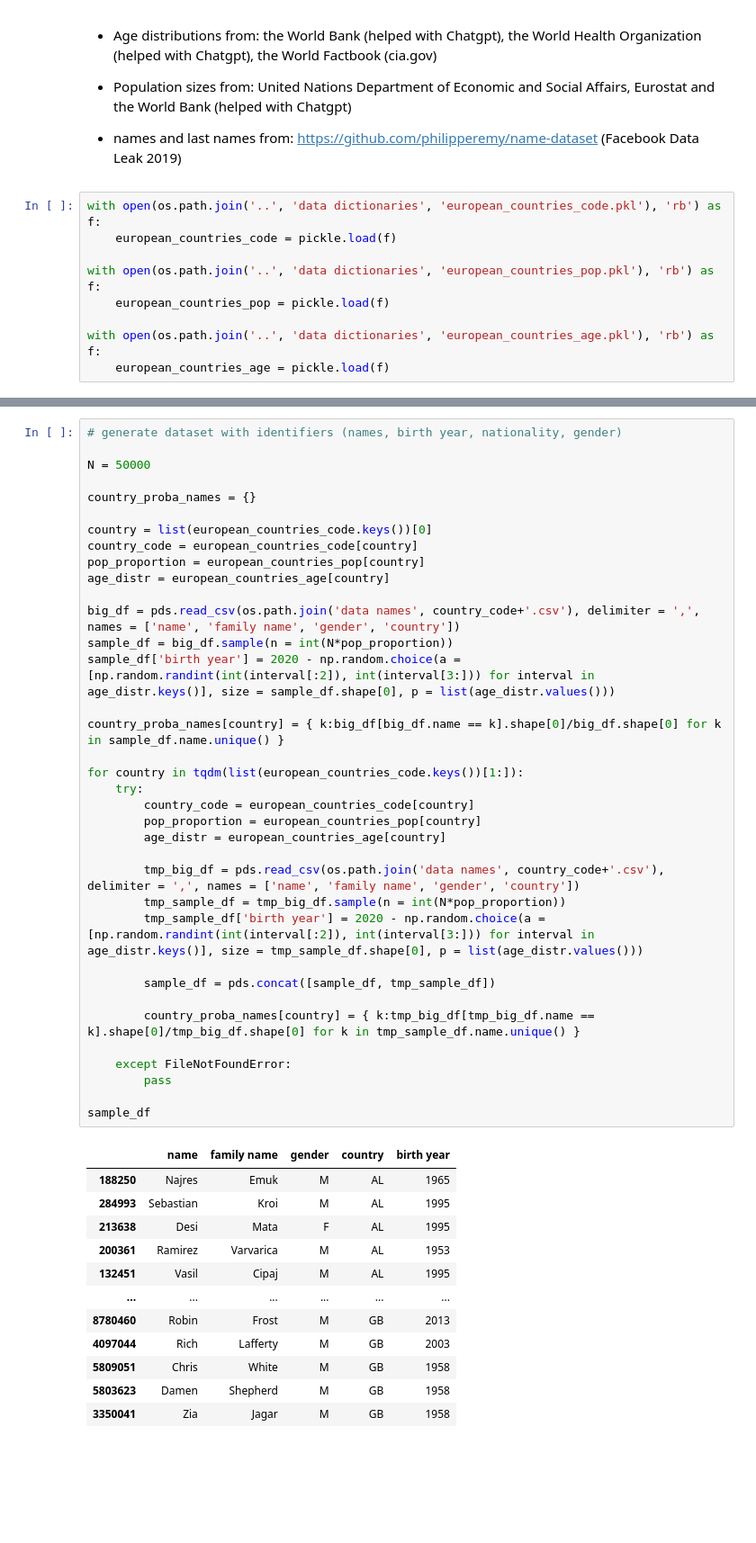
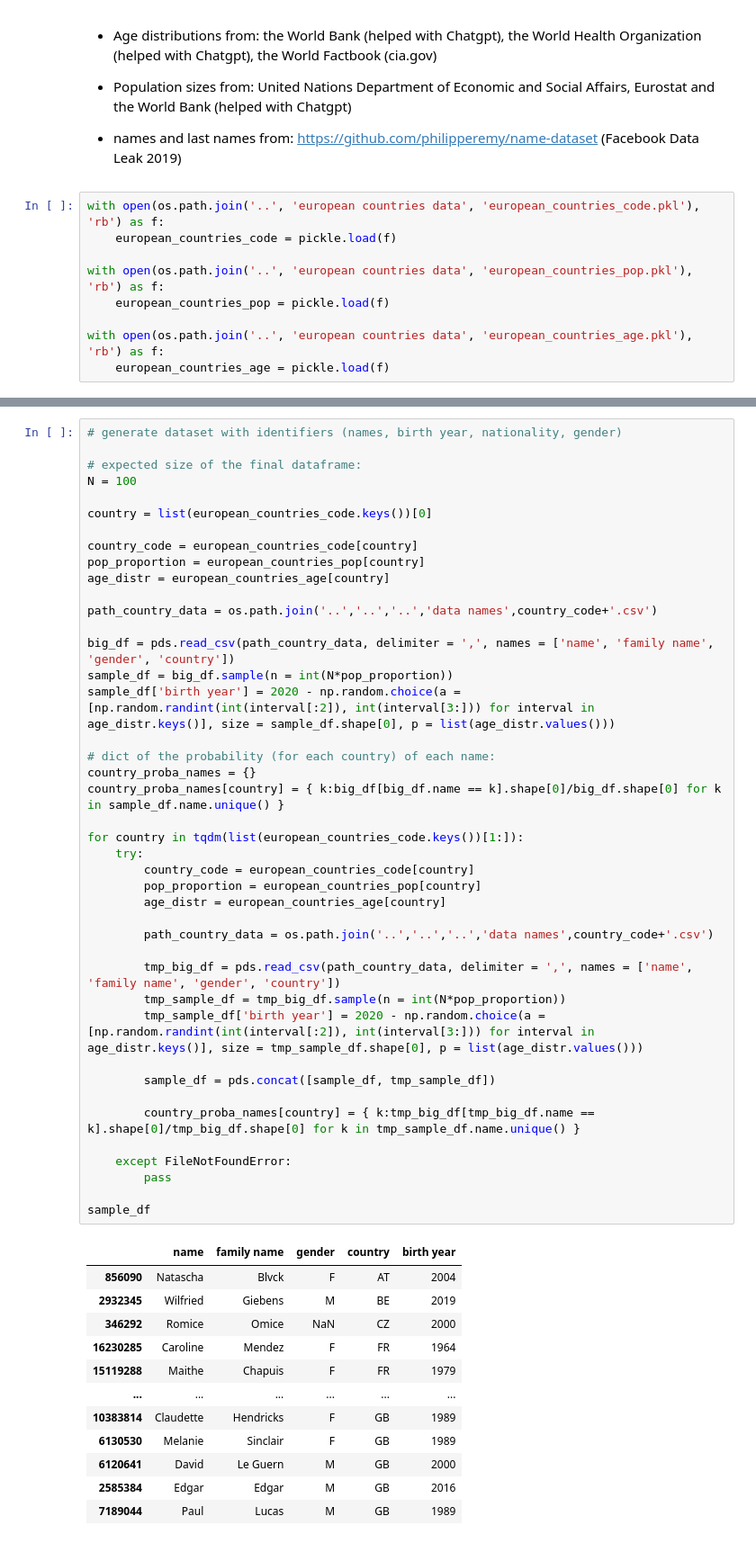
Before and after one commit to robachowyk/PhD-research, a Jupyter notebook: simulate data/python/generate identifiers.ipynb, the cells around one changed output, grey strips where cells are left out. Shown at 90% size. Cells and saved outputs as stored; diff of their text form; blank space fills up the shorter version.

```diff
--- a/simulate data/python/generate identifiers.ipynb
+++ b/simulate data/python/generate identifiers.ipynb
@@ -17,11 +21,11 @@ Sources:
 
 - names and last names from: https://github.com/philipperemy/name-dataset (Facebook Data Leak 2019)
 # %%
-with open(os.path.join('..', 'data dictionaries', 'european_countries_code.pkl'), 'rb') as f:
+with open(os.path.join('..', 'european countries data', 'european_countries_code.pkl'), 'rb') as f:
     european_countries_code = pickle.load(f)
 
-with open(os.path.join('..', 'data dictionaries', 'european_countries_pop.pkl'), 'rb') as f:
+with open(os.path.join('..', 'european countries data', 'european_countries_pop.pkl'), 'rb') as f:
     european_countries_pop = pickle.load(f)
 
-with open(os.path.join('..', 'data dictionaries', 'european_countries_age.pkl'), 'rb') as f:
+with open(os.path.join('..', 'european countries data', 'european_countries_age.pkl'), 'rb') as f:
     european_countries_age = pickle.load(f)
@@ -28,49 +40,55 @@ with open(os.path.join('..', 'data dictionaries', 'european_countries_age.pkl'),
 # %%
 # generate dataset with identifiers (names, birth year, nationality, gender)
 
-N = 50000
-
-country_proba_names = {}
+# expected size of the final dataframe:
+N = 100
 
 country = list(european_countries_code.keys())[0]
+
 country_code = european_countries_code[country]
 pop_proportion = european_countries_pop[country]
 age_distr = european_countries_age[country]
 
-big_df = pds.read_csv(os.path.join('data names', country_code+'.csv'), delimiter = ',', names = ['name', 'family name', 'gender', 'country'])
+path_country_data = os.path.join('..','..','..','data names',country_code+'.csv')
+
+big_df = pds.read_csv(path_country_data, delimiter = ',', names = ['name', 'family name', 'gender', 'country'])
 sample_df = big_df.sample(n = int(N*pop_proportion))
 sample_df['birth year'] = 2020 - np.random.choice(a = [np.random.randint(int(interval[:2]), int(interval[3:])) for interval in age_distr.keys()], size = sample_df.shape[0], p = list(age_distr.values()))
 
+# dict of the probability (for each country) of each name:
+country_proba_names = {}
 country_proba_names[country] = { k:big_df[big_df.name == k].shape[0]/big_df.shape[0] for k in sample_df.name.unique() }
 
 for country in tqdm(list(european_countries_code.keys())[1:]):
     try:
         country_code = european_countries_code[country]
         pop_proportion = european_countries_pop[country]
         age_distr = european_countries_age[country]
 
-        tmp_big_df = pds.read_csv(os.path.join('data names', country_code+'.csv'), delimiter = ',', names = ['name', 'family name', 'gender', 'country'])
+        path_country_data = os.path.join('..','..','..','data names',country_code+'.csv')
+
+        tmp_big_df = pds.read_csv(path_country_data, delimiter = ',', names = ['name', 'family name', 'gender', 'country'])
         tmp_sample_df = tmp_big_df.sample(n = int(N*pop_proportion))
         tmp_sample_df['birth year'] = 2020 - np.random.choice(a = [np.random.randint(int(interval[:2]), int(interval[3:])) for interval in age_distr.keys()], size = tmp_sample_df.shape[0], p = list(age_distr.values()))
 
         sample_df = pds.concat([sample_df, tmp_sample_df])
 
         country_proba_names[country] = { k:tmp_big_df[tmp_big_df.name == k].shape[0]/tmp_big_df.shape[0] for k in tmp_sample_df.name.unique() }
 
     except FileNotFoundError:
         pass
 
 sample_df
 # %% [output]
 |  | name | family name | gender | country | birth year |
-| 188250 | Najres | Emuk | M | AL | 1965 |
-| 284993 | Sebastian | Kroi | M | AL | 1995 |
-| 213638 | Desi | Mata | F | AL | 1995 |
-| 200361 | Ramirez | Varvarica | M | AL | 1953 |
-| 132451 | Vasil | Cipaj | M | AL | 1995 |
+| 856090 | Natascha | Blvck | F | AT | 2004 |
+| 2932345 | Wilfried | Giebens | M | BE | 2019 |
+| 346292 | Romice | Omice | NaN | CZ | 2000 |
+| 16230285 | Caroline | Mendez | F | FR | 1964 |
+| 15119288 | Maithe | Chapuis | F | FR | 1979 |
 | ... | ... | ... | ... | ... | ... |
-| 8780460 | Robin | Frost | M | GB | 2013 |
-| 4097044 | Rich | Lafferty | M | GB | 2003 |
-| 5809051 | Chris | White | M | GB | 1958 |
-| 5803623 | Damen | Shepherd | M | GB | 1958 |
-| 3350041 | Zia | Jagar | M | GB | 1958 |
+| 10383814 | Claudette | Hendricks | F | GB | 1989 |
+| 6130530 | Melanie | Sinclair | F | GB | 1989 |
+| 6120641 | David | Le Guern | M | GB | 2000 |
+| 2585384 | Edgar | Edgar | M | GB | 2016 |
+| 7189044 | Paul | Lucas | M | GB | 1989 |
```
Also changed, not shown: parts of 4 cells of this notebook, 28 other files.
